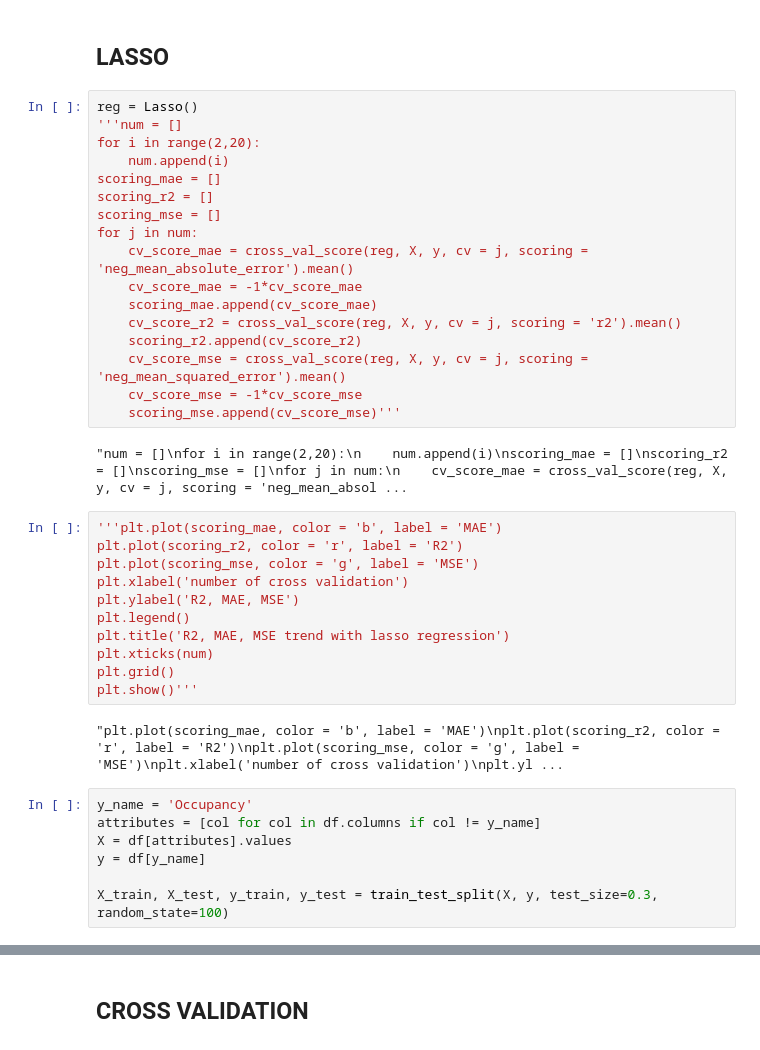
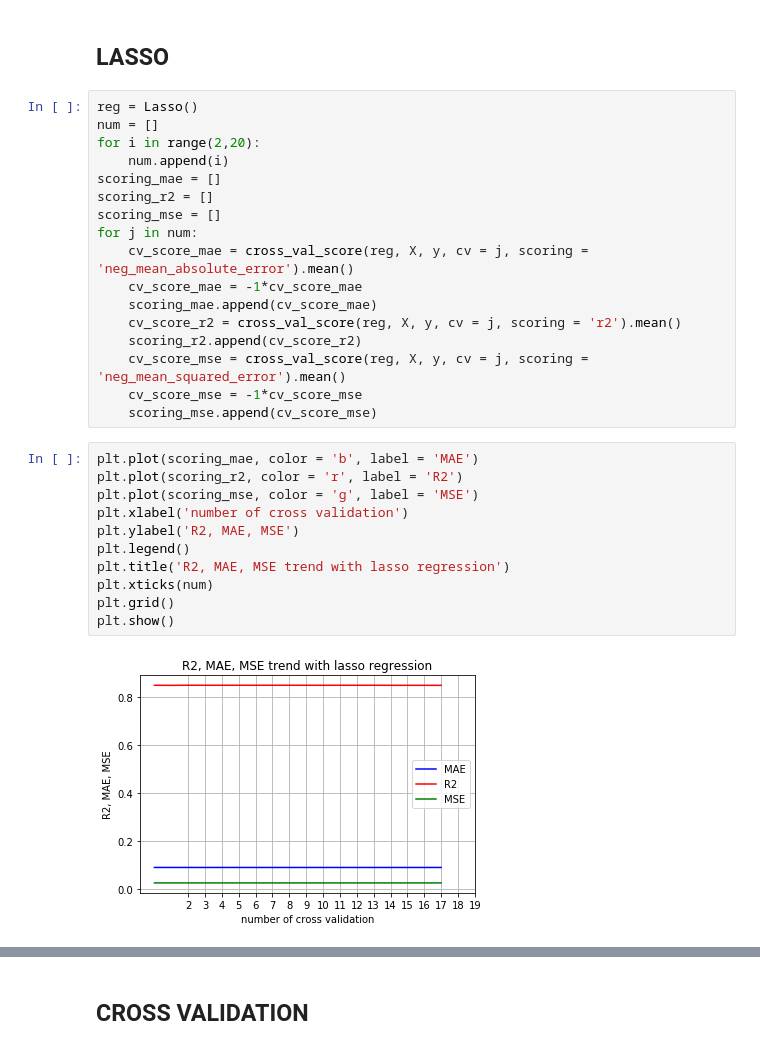
Before and after one commit to AleBonini/Data-mining-2, a Jupyter notebook: REGRESSIONI.ipynb, the cells around one changed output, grey strips where cells are left out. Drawn from its saved outputs; the diff is of its cells as text.

```diff
--- a/REGRESSIONI.ipynb
+++ b/REGRESSIONI.ipynb
@@ -243,7 +238,7 @@ plt.show()
 ## LASSO
 # %%
 reg = Lasso()
-'''num = []
+num = []
 for i in range(2,20):
     num.append(i)
 scoring_mae = []
@@ -257,29 +252,20 @@ for j in num:
     scoring_r2.append(cv_score_r2)
     cv_score_mse = cross_val_score(reg, X, y, cv = j, scoring = 'neg_mean_squared_error').mean()
     cv_score_mse = -1*cv_score_mse
-    scoring_mse.append(cv_score_mse)'''
+    scoring_mse.append(cv_score_mse)
-# %% [output]
-"num = []\nfor i in range(2,20):\n    num.append(i)\nscoring_mae = []\nscoring_r2 = []\nscoring_mse = []\nfor j in num:\n    cv_score_mae = cross_val_score(reg, X, y, cv = j, scoring = 'neg_mean_absol ...
 # %%
-'''plt.plot(scoring_mae, color = 'b', label = 'MAE')
+plt.plot(scoring_mae, color = 'b', label = 'MAE')
 plt.plot(scoring_r2, color = 'r', label = 'R2')
 plt.plot(scoring_mse, color = 'g', label = 'MSE')
 plt.xlabel('number of cross validation')
 plt.ylabel('R2, MAE, MSE')
 plt.legend()
 plt.title('R2, MAE, MSE trend with lasso regression')
 plt.xticks(num)
 plt.grid()
-plt.show()'''
+plt.show()
 # %% [output]
-"plt.plot(scoring_mae, color = 'b', label = 'MAE')\nplt.plot(scoring_r2, color = 'r', label = 'R2')\nplt.plot(scoring_mse, color = 'g', label = 'MSE')\nplt.xlabel('number of cross validation')\nplt.yl ...
+[figure, added]
-# %%
-y_name = 'Occupancy'
-attributes = [col for col in df.columns if col != y_name]
-X = df[attributes].values
-y = df[y_name]
-
-X_train, X_test, y_train, y_test = train_test_split(X, y, test_size=0.3, random_state=100)
 # %%
 reg.fit(X_train, y_train)
 print('Coefficients: \n', reg.coef_)
```
Also changed, not shown: parts of 93 cells of this notebook.
